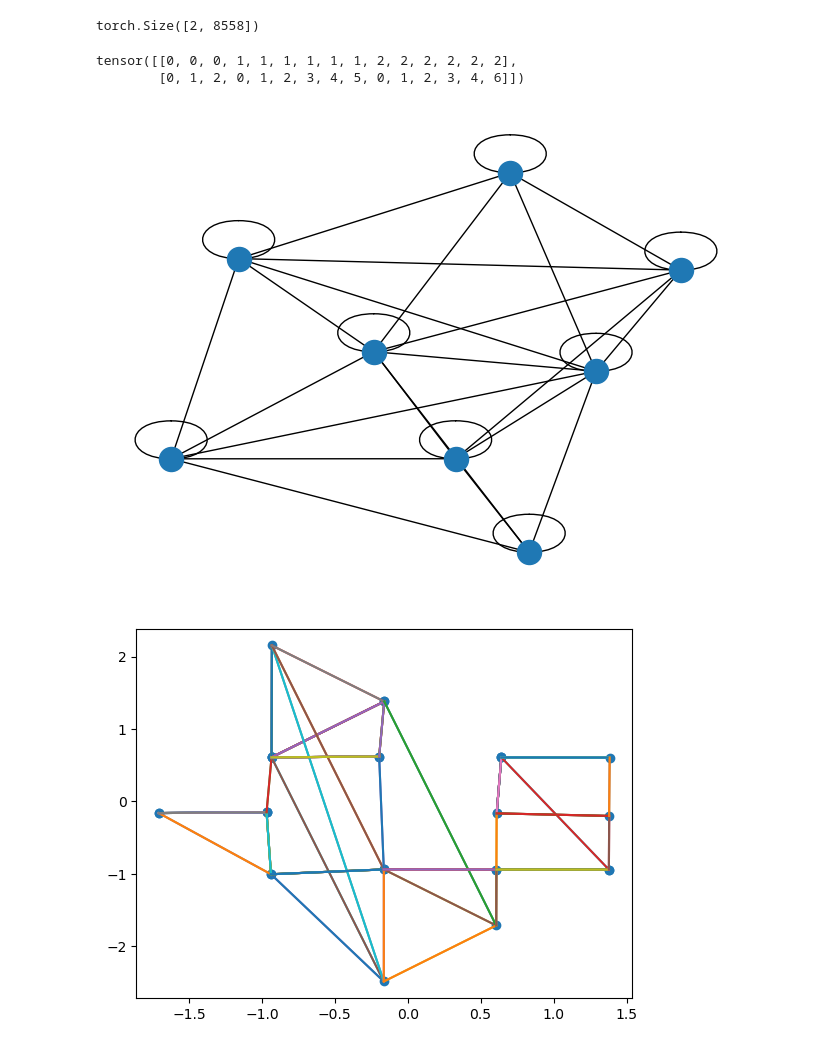
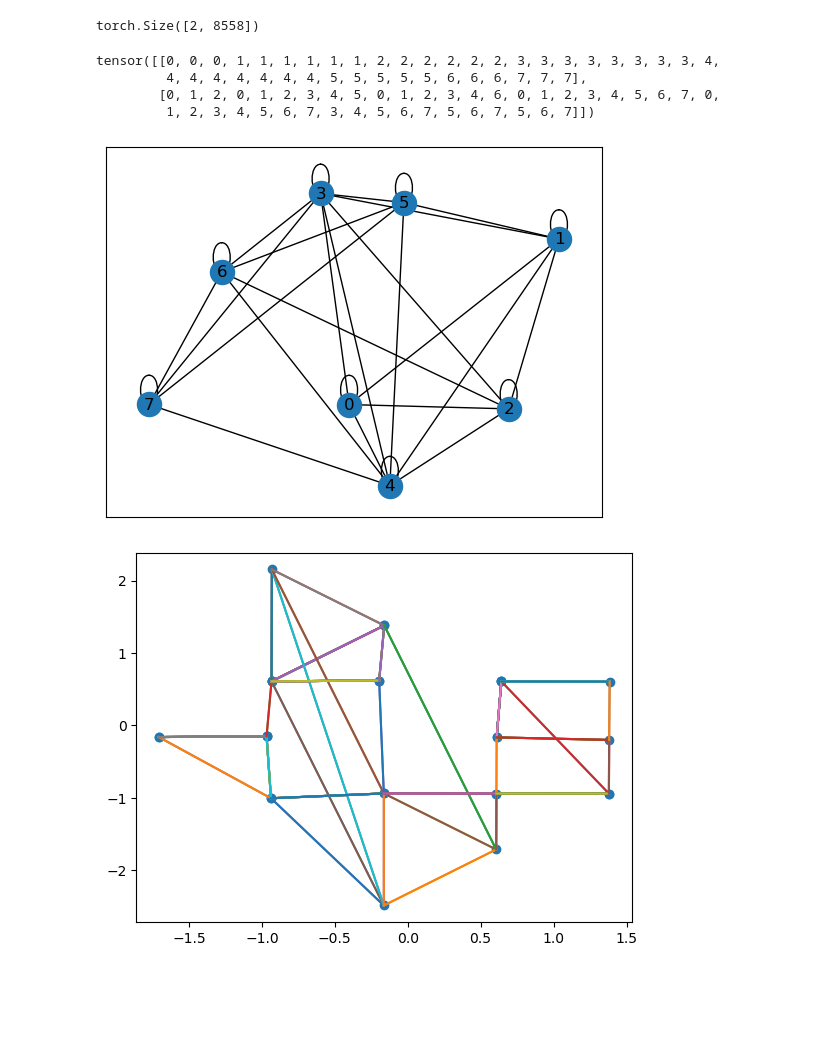
Before and after one commit to cescalara/TAML2025_ICRR_handson, a Jupyter notebook: day3/GNN_hands_on.ipynb, the cells around one changed output. Saved outputs shown, nothing was run; the diff lists cells and outputs as text; code cells hidden in the pictures; blank space fills up the shorter version.

```diff
--- a/day3/GNN_hands_on.ipynb
+++ b/day3/GNN_hands_on.ipynb
@@ -298,16 +298,18 @@ edge_idxs.shape
 # %% [output]
 torch.Size([2, 8558])
 # %%
-edge_idxs[:,:15]
+edge_idxs[:,:42]
 # %% [output]
-tensor([[0, 0, 0, 1, 1, 1, 1, 1, 1, 2, 2, 2, 2, 2, 2],
-        [0, 1, 2, 0, 1, 2, 3, 4, 5, 0, 1, 2, 3, 4, 6]])
+tensor([[0, 0, 0, 1, 1, 1, 1, 1, 1, 2, 2, 2, 2, 2, 2, 3, 3, 3, 3, 3, 3, 3, 3, 4,
+         4, 4, 4, 4, 4, 4, 4, 5, 5, 5, 5, 5, 6, 6, 6, 7, 7, 7],
+        [0, 1, 2, 0, 1, 2, 3, 4, 5, 0, 1, 2, 3, 4, 6, 0, 1, 2, 3, 4, 5, 6, 7, 0,
+         1, 2, 3, 4, 5, 6, 7, 3, 4, 5, 6, 7, 5, 6, 7, 5, 6, 7]])
 # %%
 gr = nx.Graph()
 gr.add_edges_from(edge_idxs.T.numpy()[:42])
-nx.draw(gr)
+nx.draw_networkx(gr,with_labels=True)
 # %% [output]
-[figure, old version]
+[figure, new version]
 # %%
 bi = 1
 plt.scatter(data[batch_idxs==bi][:,0],data[batch_idxs==bi][:,1])
```
Also changed, not shown: parts of 13 cells of this notebook.
